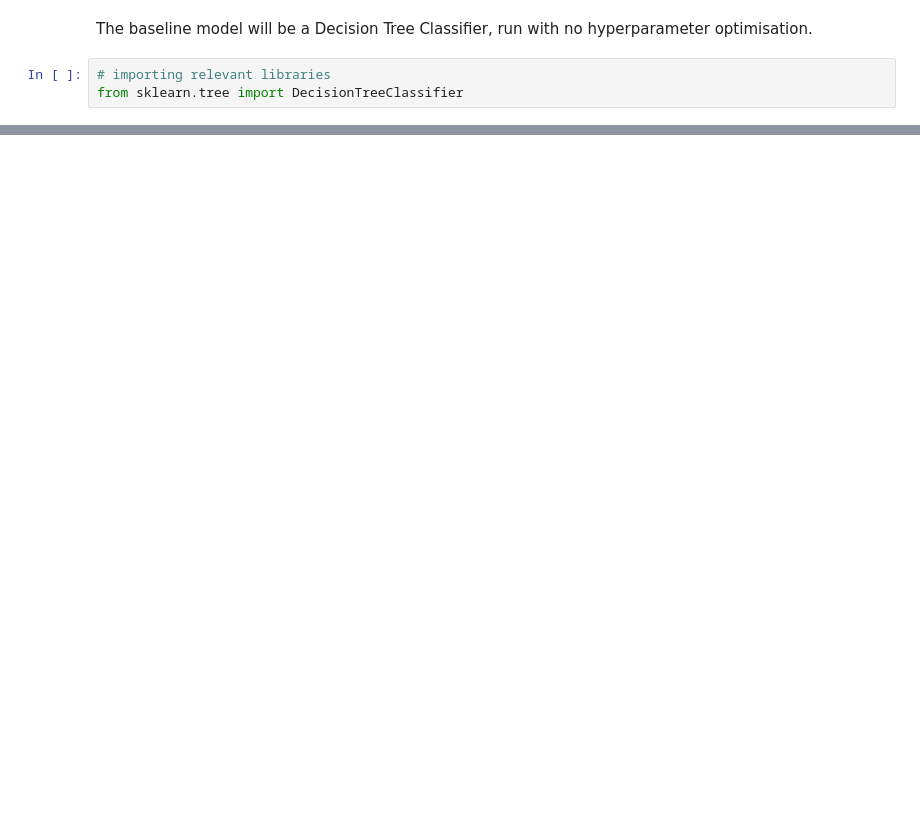
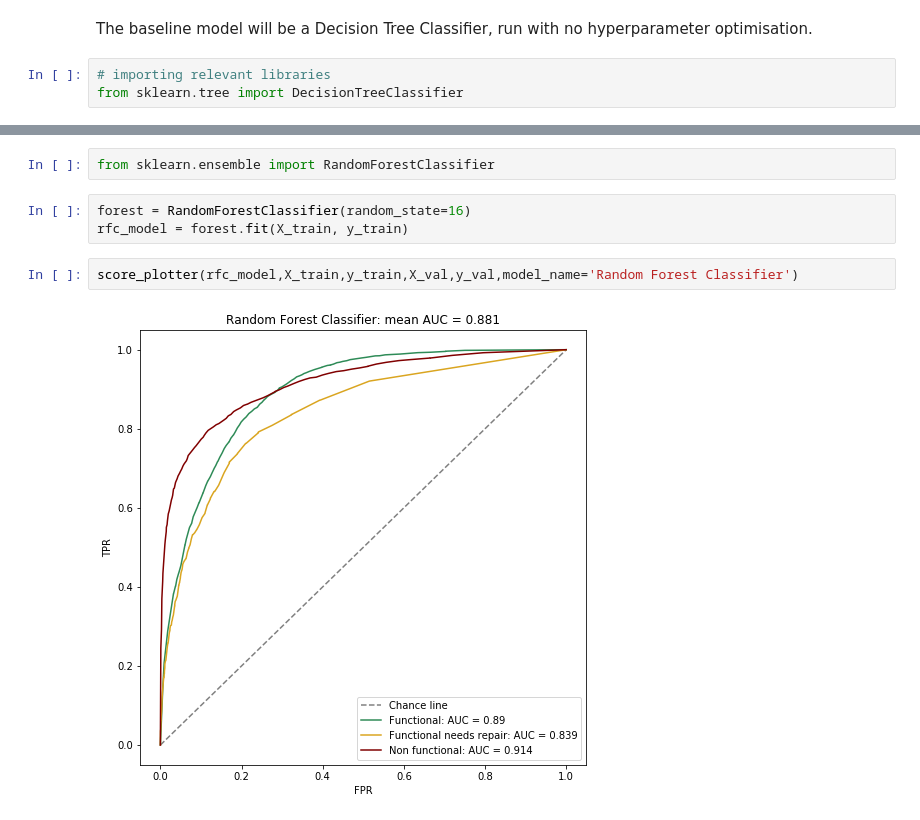
Before and after one commit to ndelgado98/mod3_project, a Jupyter notebook: baseline_trial.ipynb, the cells around one changed output, grey strips where cells are left out. Cells and saved outputs as stored; diff of their text form; blank space fills up the shorter version.

```diff
--- a/baseline_trial.ipynb
+++ b/baseline_trial.ipynb
@@ -139,0 +159,9 @@ plt.show()
+# %%
+from sklearn.ensemble import RandomForestClassifier
+# %%
+forest = RandomForestClassifier(random_state=16)
+rfc_model = forest.fit(X_train, y_train)
+# %%
+score_plotter(rfc_model,X_train,y_train,X_val,y_val,model_name='Random Forest Classifier')
+# %% [output]
+[figure, added]
```
Also changed, not shown: parts of 59 cells of this notebook, 2 other files.
